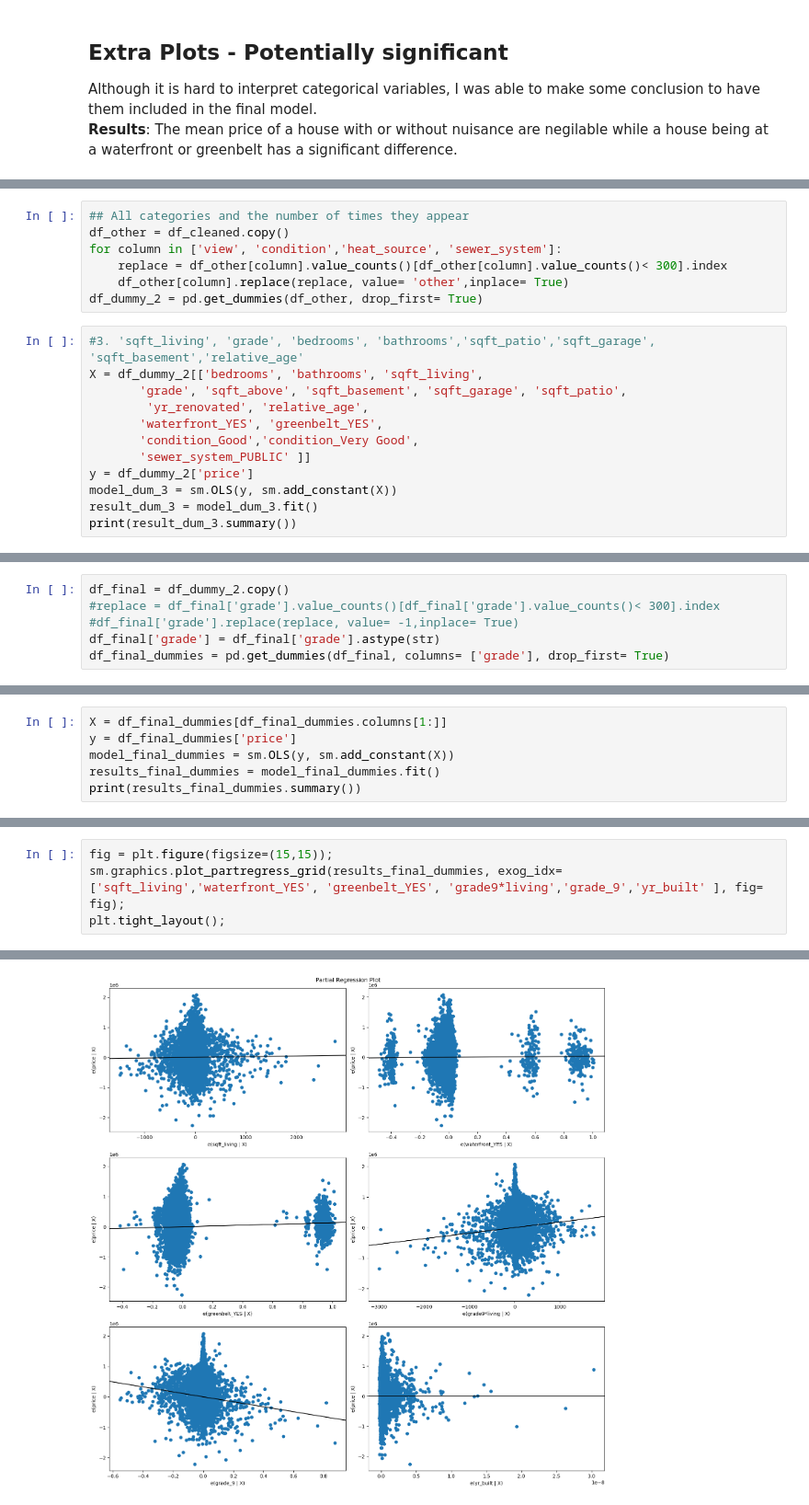
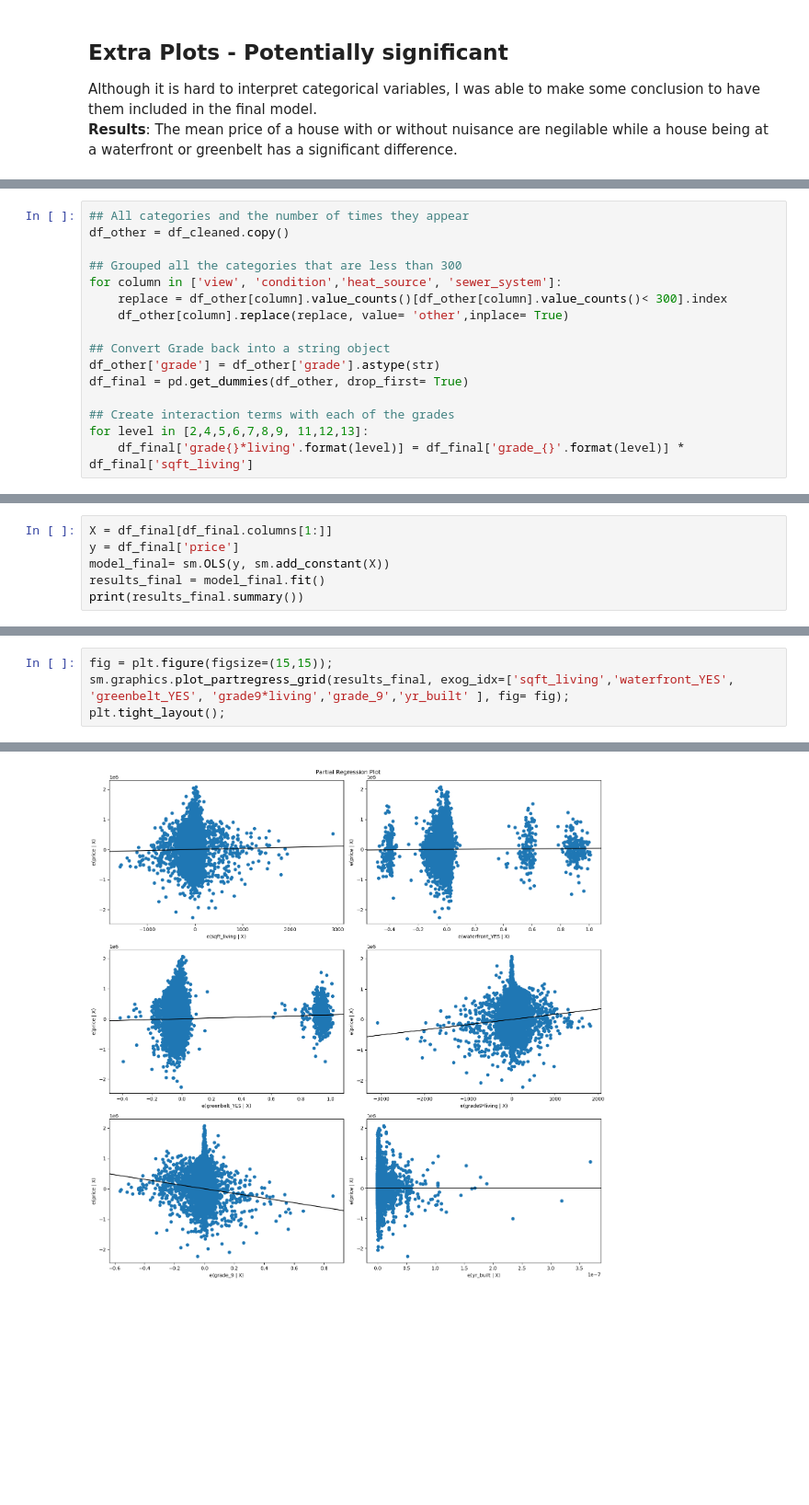
Before and after one commit to Tommyphung1/King-County-Feature-Regression, a Jupyter notebook: house_notebook.ipynb, the cells around one changed output, grey strips where cells are left out. Shown at 92% size. Cells and saved outputs as stored; diff of their text form; blank space fills up the shorter version.

```diff
--- a/house_notebook.ipynb
+++ b/house_notebook.ipynb
@@ -441,19 +387,16 @@ strong multicollinearity or other numerical problems.
 # %%
 ## All categories and the number of times they appear
 df_other = df_cleaned.copy()
+
+## Grouped all the categories that are less than 300
 for column in ['view', 'condition','heat_source', 'sewer_system']:
     replace = df_other[column].value_counts()[df_other[column].value_counts()< 300].index
     df_other[column].replace(replace, value= 'other',inplace= True)
-df_dummy_2 = pd.get_dummies(df_other, drop_first= True)
+
+## Convert Grade back into a string object
+df_other['grade'] = df_other['grade'].astype(str)
+df_final = pd.get_dummies(df_other, drop_first= True)
+
+## Create interaction terms with each of the grades
+for level in [2,4,5,6,7,8,9, 11,12,13]:
+    df_final['grade{}*living'.format(level)] = df_final['grade_{}'.format(level)] * df_final['sqft_living']
-# %%
-#3. 'sqft_living', 'grade', 'bedrooms', 'bathrooms','sqft_patio','sqft_garage', 'sqft_basement','relative_age'
-X = df_dummy_2[['bedrooms', 'bathrooms', 'sqft_living',
-       'grade', 'sqft_above', 'sqft_basement', 'sqft_garage', 'sqft_patio',
-        'yr_renovated', 'relative_age',
-       'waterfront_YES', 'greenbelt_YES',
-       'condition_Good','condition_Very Good',
-       'sewer_system_PUBLIC' ]]
-y = df_dummy_2['price']
-model_dum_3 = sm.OLS(y, sm.add_constant(X))
-result_dum_3 = model_dum_3.fit()
-print(result_dum_3.summary())
@@ -478,6 +402,0 @@ strong multicollinearity or other numerical problems.
-# %%
-df_final = df_dummy_2.copy()
-#replace = df_final['grade'].value_counts()[df_final['grade'].value_counts()< 300].index
-#df_final['grade'].replace(replace, value= -1,inplace= True)
-df_final['grade'] = df_final['grade'].astype(str)
-df_final_dummies = pd.get_dummies(df_final, columns= ['grade'], drop_first= True)
@@ -502,9 +403,9 @@ Index(['bedrooms', 'bathrooms', 'sqft_living', 'sqft_lot', 'floors',
 # %%
-X = df_final_dummies[df_final_dummies.columns[1:]]
-y = df_final_dummies['price']
-model_final_dummies = sm.OLS(y, sm.add_constant(X))
-results_final_dummies = model_final_dummies.fit()
-print(results_final_dummies.summary())
+X = df_final[df_final.columns[1:]]
+y = df_final['price']
+model_final= sm.OLS(y, sm.add_constant(X))
+results_final = model_final.fit()
+print(results_final.summary())
 # %% [output]
                             OLS Regression Results
 ==============================================================================
@@ -525,13 +426,13 @@ Notes:
 strong multicollinearity problems or that the design matrix is singular.
 # %%
 fig = plt.figure(figsize=(15,15));
-sm.graphics.plot_partregress_grid(results_final_dummies, exog_idx=['sqft_living','waterfront_YES', 'greenbelt_YES', 'grade9*living','grade_9','yr_built' ], fig= fig);
+sm.graphics.plot_partregress_grid(results_final, exog_idx=['sqft_living','waterfront_YES', 'greenbelt_YES', 'grade9*living','grade_9','yr_built' ], fig= fig);
 plt.tight_layout();
 # %% [output]
 eval_env: 1
 eval_env: 1
 eval_env: 1
 eval_env: 1
 eval_env: 1
 eval_env: 1
-[figure, old version]
+[figure, new version]
```
Also changed, not shown: parts of 45 cells of this notebook, 4 other files.
